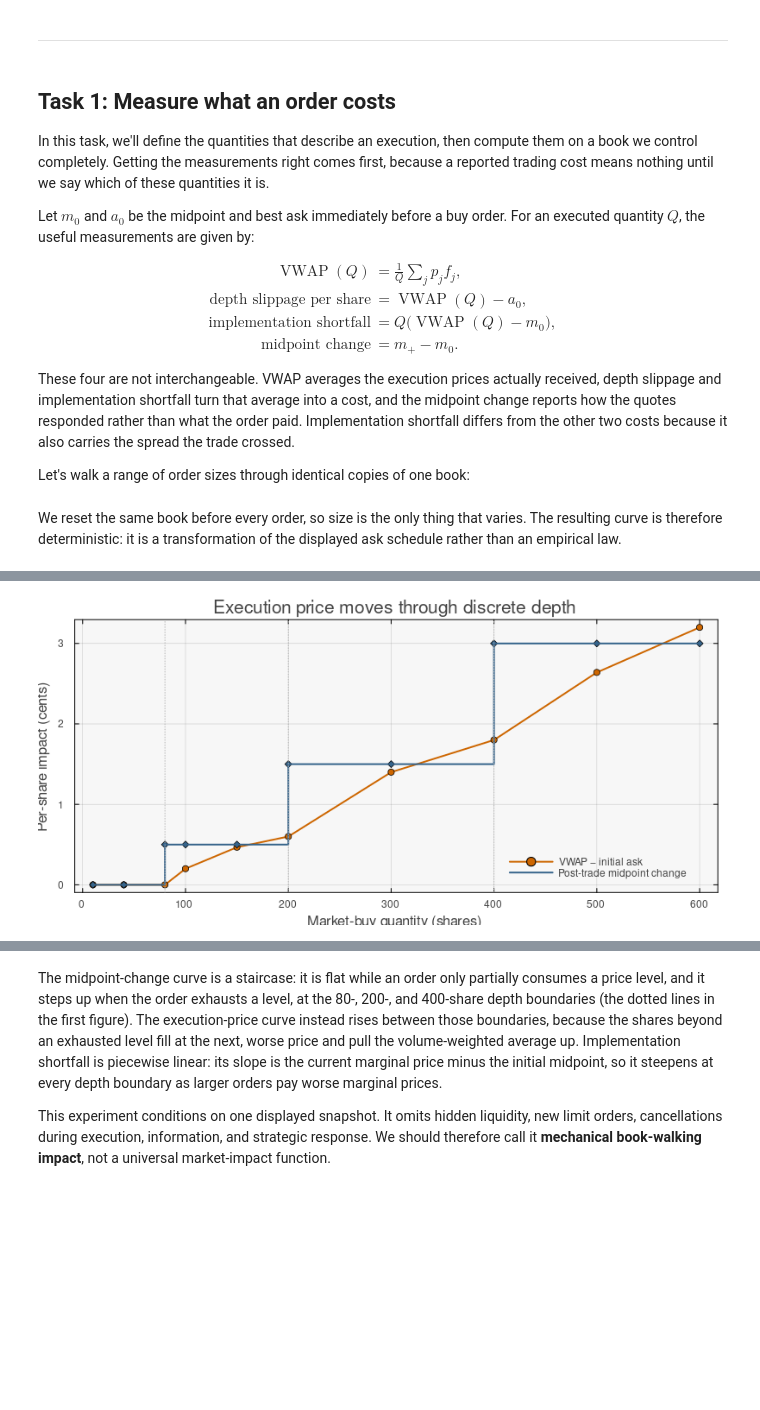
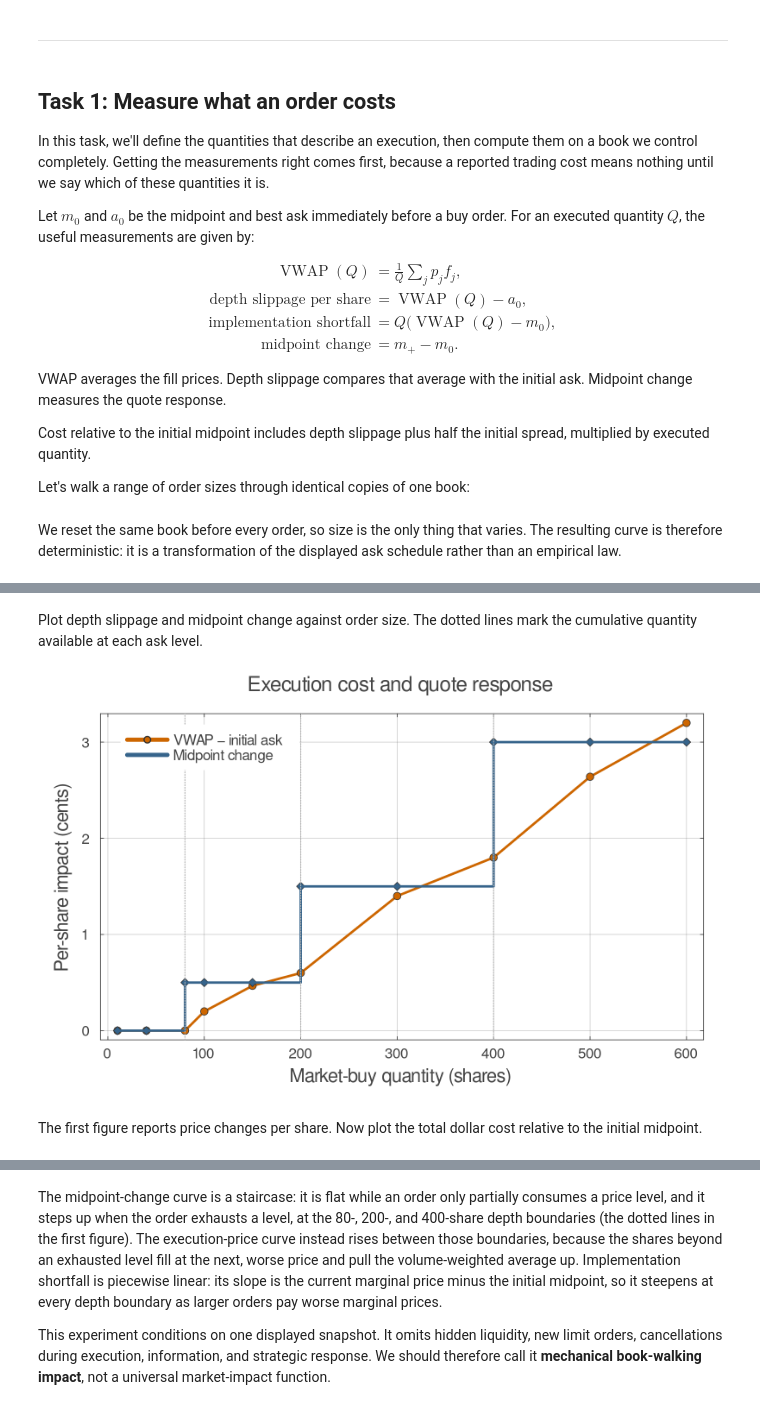
Before and after one commit to varnerlab/CHEME-5660-CourseRepository-Fall-2026, a Jupyter notebook: lectures/week-3/L3a/advanced/market_impact/CHEME-5660-L3a-Advanced-Market-Impact-Models-Fall-2026.ipynb, the cells around one changed output, grey strips where cells are left out. Cells and saved outputs as stored; diff of their text form; code cells hidden in the pictures; blank space fills up the shorter version.

```diff
--- a/lectures/week-3/L3a/advanced/market_impact/CHEME-5660-L3a-Advanced-Market-Impact-Models-Fall-2026.ipynb
+++ b/lectures/week-3/L3a/advanced/market_impact/CHEME-5660-L3a-Advanced-Market-Impact-Models-Fall-2026.ipynb
@@ -106,7 +124,9 @@ $$
 \end{aligned}
 $$
 
-These four are not interchangeable. VWAP averages the execution prices actually received, depth slippage and implementation shortfall turn that average into a cost, and the midpoint change reports how the quotes responded rather than what the order paid. Implementation shortfall differs from the other two costs because it also carries the spread the trade crossed.
+VWAP averages the fill prices. Depth slippage compares that average with the initial ask. Midpoint change measures the quote response.
+
+Cost relative to the initial midpoint includes depth slippage plus half the initial spread, multiplied by executed quantity.
 
 Let's walk a range of order sizes through identical copies of one book:
 # %% [markdown]
@@ -139,22 +160,28 @@ pretty_table(mechanical_results;
                       500     100.0364                       0.0264                          18.2000               100.0300                  0.0300                       4
                       600     100.0420                       0.0320                          25.2000               100.0300                  0.0300                       4
 ========================== ============ ============================ ================================ ====================== ======================= ========================
+# %% [markdown]
+Plot depth slippage and midpoint change against order size. The dotted lines mark the cumulative quantity available at each ask level.
 # %%
+# Compare per-share execution slippage with the post-trade midpoint response -
 p1 = plot(
     mechanical_results.order_quantity,
     100 .* mechanical_results.depth_slippage_per_share;
     marker = :circle, color = :darkorange3, label = "VWAP − initial ask",
     xlabel = "Market-buy quantity (shares)", ylabel = "Per-share impact (cents)",
-    title = "Execution price moves through discrete depth", size = (800, 380),
+    title = "Execution cost and quote response", size = (1000, 620),
 )
 plot!(p1, mechanical_results.order_quantity,
     100 .* mechanical_results.midpoint_change;
     seriestype = :steppost, marker = :diamond, color = :steelblue4,
-    label = "Post-trade midpoint change")
+    label = "Midpoint change", legend = :topleft)
+# Mark cumulative displayed ask depth at successive price levels -
 for boundary in (80, 200, 400)
-    vline!(p1, [boundary]; color = :gray70, linewidth = 1, linestyle = :dot, label = "")
+    vline!(p1, [boundary]; color = :gray70, linewidth = 1.5, linestyle = :dot, label = "")
 end
-p1
+p1 # display the completed impact plot
 # %% [output]
-[figure, old version]
+[figure, new version]
+# %% [markdown]
+The first figure reports price changes per share. Now plot the total dollar cost relative to the initial midpoint.
 # %%
```
Also changed, not shown: parts of 21 cells of this notebook, 16 other files.
